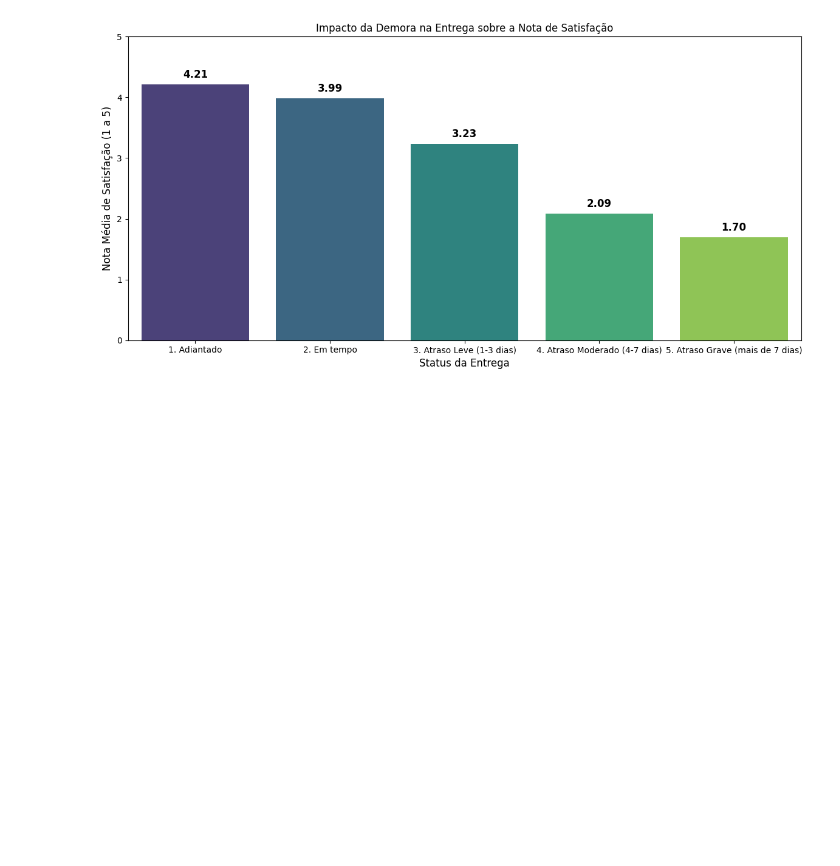
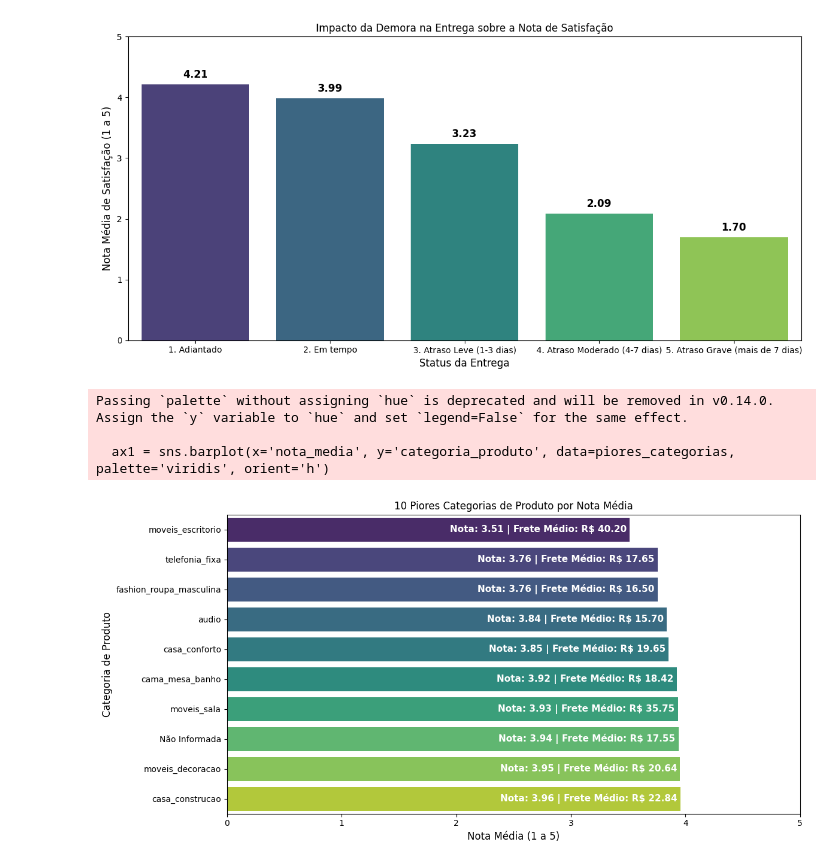
Before and after one commit to prkalva10/Collab, a Jupyter notebook: Analise_Dados_FINAL_Olist.ipynb, the cells around one changed output. Drawn from its saved outputs; the diff is of its cells as text; code cells hidden in the pictures; blank space fills up the shorter version.

```diff
--- a/Analise_Dados_FINAL_Olist.ipynb
+++ b/Analise_Dados_FINAL_Olist.ipynb
@@ -635,14 +635,42 @@ Passing `palette` without assigning `hue` is deprecated and will be removed in v
 # %%
 # Pergunta 4
 # Quais categorias de produto do catálogo mais puxam a satisfação para baixo e sofrem com a complexidade logística?
 
 # Performance de Catalogo vs Frete
 
 volume_categoria = df_main['categoria_produto'].value_counts()
 categorias_relevantes = volume_categoria[volume_categoria > 100].index
 
 # Apenas Categorias relevantes, com mais de 100 pedidos
 
 df_categorias = df_main[df_main['categoria_produto'].isin(categorias_relevantes)]
+df_categorias.describe()
 
 # Agrupando a nota média e o frete por categoria
+analise_catalogo = df_categorias.groupby('categoria_produto').agg(
+   nota_media=('nota_avaliacao', 'mean'),
+   valor_frete=('valor_frete', 'mean'),
+   volume_pedidos=('id_pedido', 'count')
+).reset_index()
+
+piores_categorias = analise_catalogo.sort_values(by='nota_media', ascending=True).head(10)
+
+plt.figure(figsize=(12,6))
+ax1 = sns.barplot(x='nota_media', y='categoria_produto', data=piores_categorias, palette='viridis', orient='h')
+plt.title('10 Piores Categorias de Produto por Nota Média')
+plt.xlabel('Nota Média (1 a 5)', fontsize=12)
+plt.ylabel('Categoria de Produto', fontsize=12)
+plt.xlim(0,5)
+
+for i,p in enumerate(ax1.patches):
+  frete = piores_categorias.iloc[i]['valor_frete']
+  ax1.annotate(f'Nota: {p.get_width():.2f} | Frete Médio: R$ {frete:.2f} ', (p.get_width(), p.get_y() + p.get_height() / 2.),
+                 ha='right', va='center', fontsize=11, fontweight='bold', color='white')
+
+plt.tight_layout()
+plt.show()
+# %% [output]
+Passing `palette` without assigning `hue` is deprecated and will be removed in v0.14.0. Assign the `y` variable to `hue` and set `legend=False` for the same effect.
+
+  ax1 = sns.barplot(x='nota_media', y='categoria_produto', data=piores_categorias, palette='viridis', orient='h')
+[figure, added]
```
